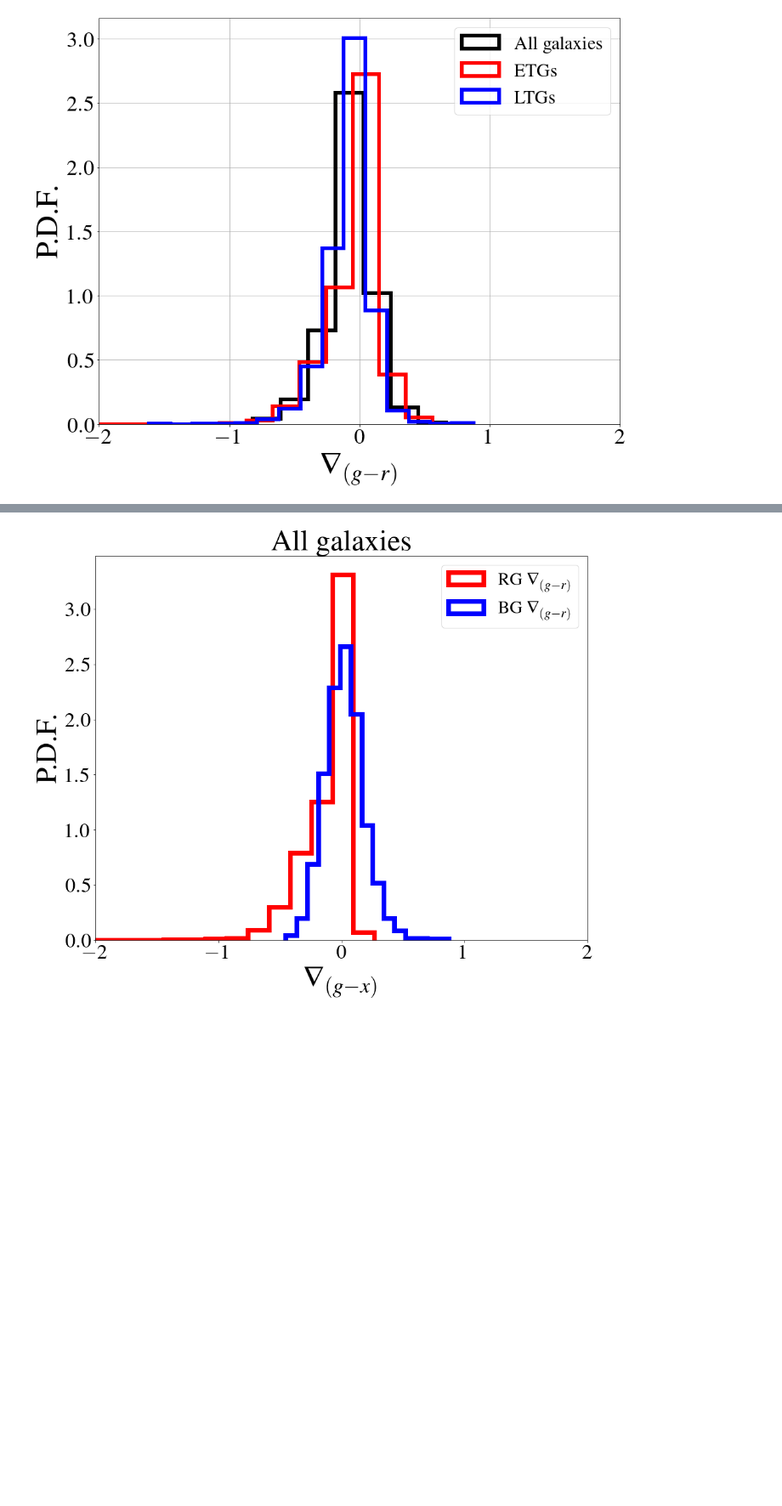
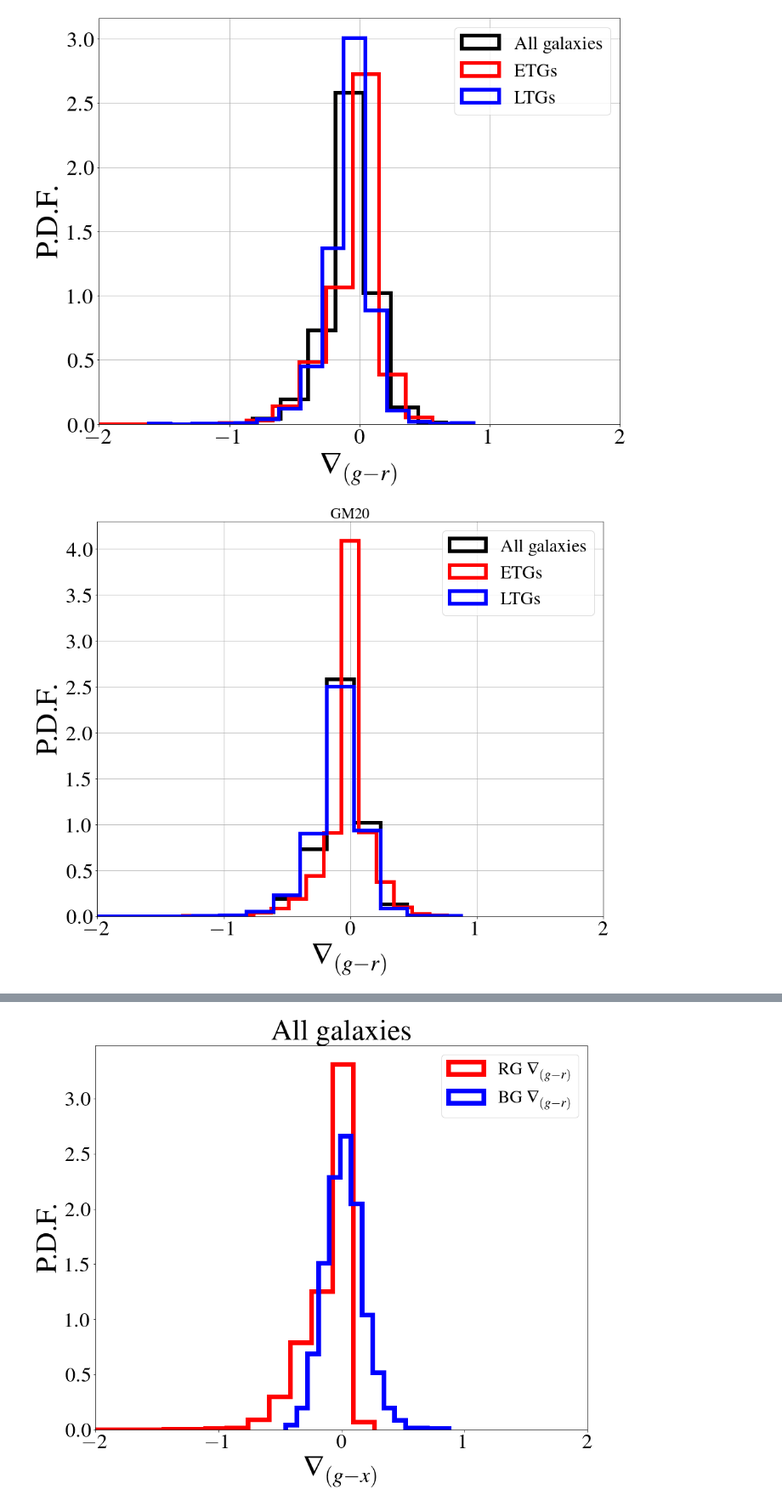
Before and after one commit to Ximena89/UNAM, a Jupyter notebook: mass_frac/sim.ipynb, the cells around one changed output, grey strips where cells are left out. Shown at 85% size. Drawn from its saved outputs; the diff is of its cells as text; code cells hidden in the pictures; blank space fills up the shorter version.

Commit message:
new figures dividing ETGs and LTGs by GM20

```diff
--- a/mass_frac/sim.ipynb
+++ b/mass_frac/sim.ipynb
@@ -633,6 +651,8 @@ gradgr_early_c = gradiente_gr[sphr_c]
 gradgr_late_c = gradiente_gr[disk_c]
 gradgr_early_n = gradiente_gr[sphr_n]
 gradgr_late_n = gradiente_gr[disk_n]
+gradgr_early_gm20 = gradiente_gr[sphr_gm20]
+gradgr_late_gm20 = gradiente_gr[disk_gm20]
 
 ##### gradientes por color
 
@@ -651,6 +671,12 @@ grad_gr_red_early_n = gradgr_early_n[gr_red_early_n]
 grad_gr_red_late_n = gradgr_late_n[gr_red_late_n]
 grad_gr_blue_early_n = gradgr_early_n[gr_blue_early_n]
 grad_gr_blue_late_n = gradgr_late_n[gr_blue_late_n]
+
+# early/late gradients by color by gm20
+grad_gr_red_early_gm20 = gradgr_early_gm20[gr_red_early_gm20]
+grad_gr_red_late_gm20 = gradgr_late_gm20[gr_red_late_gm20]
+grad_gr_blue_early_gm20 = gradgr_early_gm20[gr_blue_early_gm20]
+grad_gr_blue_late_gm20 = gradgr_late_gm20[gr_blue_late_gm20]
 
 
 ######## mass in color
@@ -706,10 +732,10 @@ r_d_early_blue = r_d_early[gr_blue_early_c]
 r_d_late_red = r_d_late[gr_red_late_c]
 r_d_late_blue = r_d_late[gr_blue_late_c]
 
-r_d_early_red = r_d_early_red[numpy.isfinite(r_d_early_red)]
-r_d_early_blue = r_d_early_blue[numpy.isfinite(r_d_early_blue)]
-r_d_late_red = r_d_late_red[numpy.isfinite(r_d_late_red)]
-r_d_late_blue = r_d_late_blue[numpy.isfinite(r_d_late_blue)]
+# r_d_early_red = r_d_early_red[numpy.isfinite(r_d_early_red)]
+# r_d_early_blue = r_d_early_blue[numpy.isfinite(r_d_early_blue)]
+# r_d_late_red = r_d_late_red[numpy.isfinite(r_d_late_red)]
+# r_d_late_blue = r_d_late_blue[numpy.isfinite(r_d_late_blue)]
 # %%
 ############### GRADIENTS VS MASS EARLY LATE #########################
 
@@ -1022,4 +1072,29 @@ plt.savefig('/Users/ximena/Desktop/UNAM/UNAM/mass_frac/sim/hist_gr_c_sim.png',fo
 plt.show()
 # %% [output]
 [figure]
+# %%
+fig, ax= plt.subplots(figsize=(15,12))
+# the histogram of the data
+plt.hist(gradiente_gr, 15, density=True, histtype='step', color='black', lw=6, label= r'All galaxies')
+plt.hist(gradgr_early_gm20, 15, density=True, histtype='step', color='red', lw=6, label= r'ETGs')
+plt.hist(gradgr_late_gm20, 15, density=True, histtype='step', color='blue', lw=6, label= r'LTGs')
+
+
+plt.xlabel(r'$ \nabla_{(g-r)}$', fontsize=50)
+plt.ylabel(r'P.D.F.', fontsize=50)
+plt.title('GM20')
+# plt.text(60, .025, r'$\mu=100,\ \sigma=15$')
+plt.xlim(-2, 2)
+plt.legend(fontsize=30)
+# plt.ylim(0, 0.03)
+label_size = 35
+matplotlib.rcParams['axes.titlesize'] = 25
+matplotlib.rcParams['xtick.labelsize'] = label_size
+matplotlib.rcParams['ytick.labelsize'] = label_size
+plt.grid(True)
+plt.savefig('/Users/ximena/Desktop/UNAM/UNAM/mass_frac/sim/hist_gr_gm20_sim.png',format='png',dpi=200, bbox_inches = 'tight')
+
+plt.show()
+# %% [output]
+[figure, added]
 # %%
```
Also changed, not shown: parts of 22 cells of this notebook.
